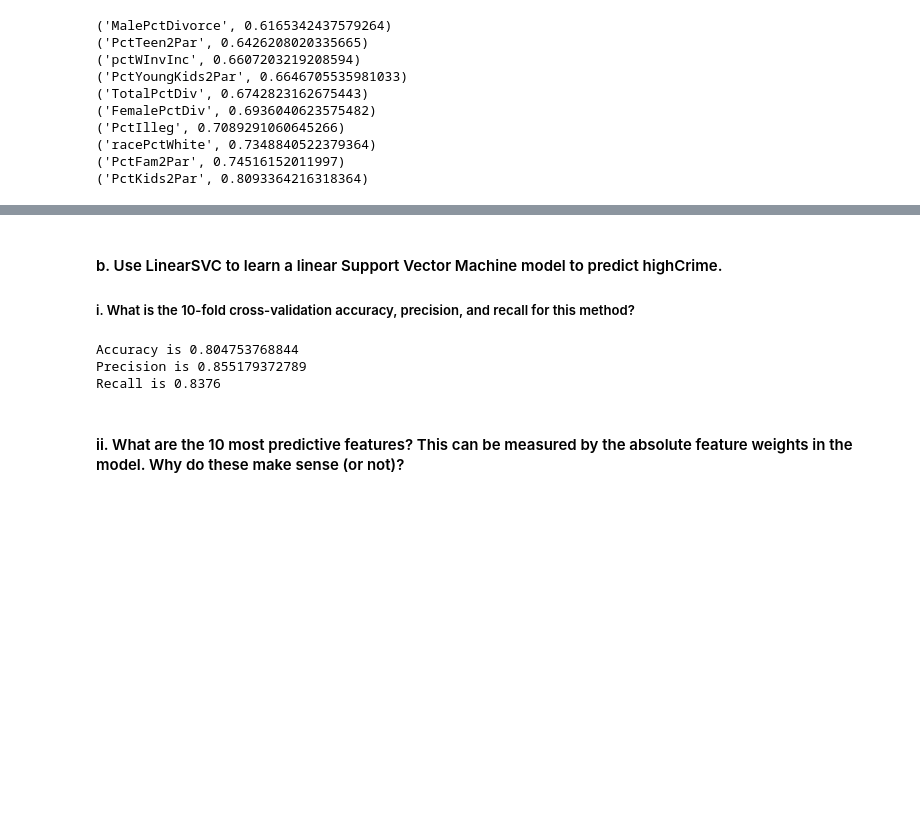
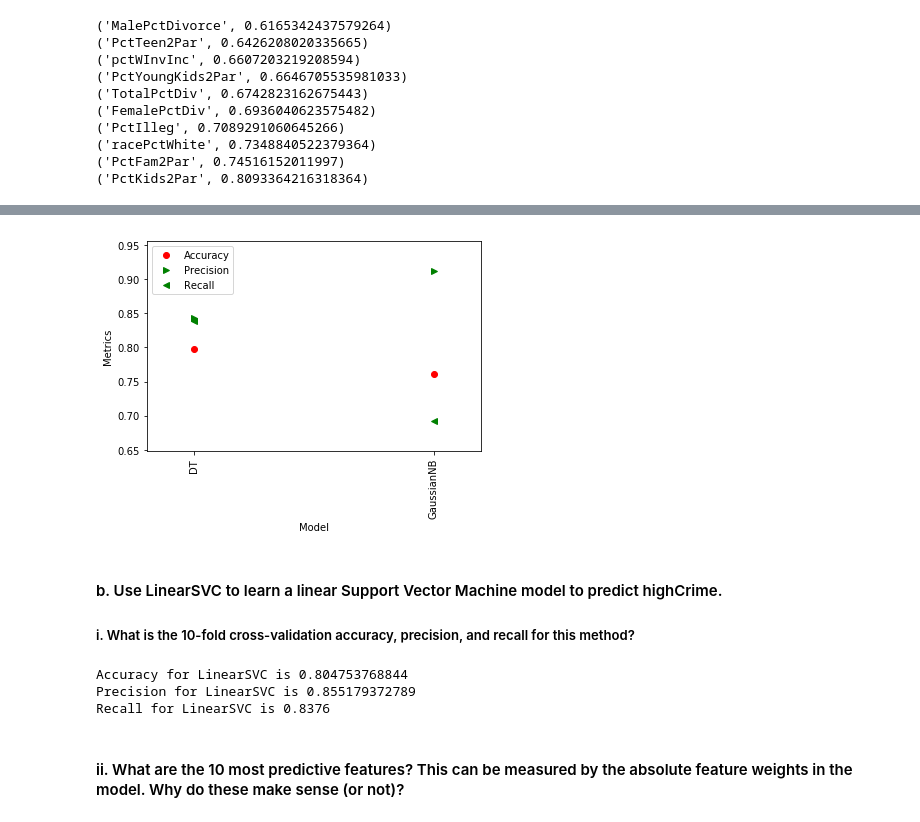
Before and after one commit to adityajadhav/crime-prediction, a Jupyter notebook: crime_prediction.ipynb, the cells around one changed output, grey strips where cells are left out. Saved outputs shown, nothing was run; the diff lists cells and outputs as text; code cells hidden in the pictures; blank space fills up the shorter version.

```diff
--- a/crime_prediction.ipynb
+++ b/crime_prediction.ipynb
@@ -178,0 +189,12 @@ Precision 0.911799814828
+# %%
+# Using GaussianNB
+gaussian_clf = GaussianNB()
+gaussian_clf.fit(X, y)
+
+# Applying 10 fold cross validation
+gaussian_accuracy = cross_val_score(gaussian_clf, X, y, cv=10).mean()
+gaussian_precision= cross_val_score(gaussian_clf, X, y, cv=10, scoring='precision').mean()
+gaussian_recall = cross_val_score(gaussian_clf, X, y, cv=10, scoring='recall').mean()
+print("Accuracy for gaussian :", gaussian_accuracy)
+print("Recall for gaussian:", gaussian_recall)
+print("Precision for gaussian:", gaussian_precision)
@@ -217,3 +247,25 @@ for i in MostPredFeat:
+# %%
+labels = ["DT" ,"GaussianNB"]
+acc_list = [dt_cv_accuracy,gaussian_accuracy]
+pre_list = [dt_cv_precision,gaussian_precision]
+re_list = [dt_cv_recall,gaussian_recall]
+
+x_axis_range = range(2)
+plt.xticks(x_axis_range, labels, rotation='vertical')
+# plt.legend()
+
+plt.plot(x_axis_range,acc_list,'ro',color="Red",label="Accuracy")
+plt.plot(x_axis_range,pre_list,'>',color="green",label="Precision")
+plt.plot(x_axis_range,re_list,'<',color="green",label="Recall")
+
+plt.xlabel('Model')
+plt.ylabel('Metrics')
+plt.margins(0.2)
+plt.subplots_adjust(bottom=0.15)
+legend = plt.legend()
+plt.show()
+# %% [output]
+[figure, added]
 # %% [markdown]
 #### b. Use LinearSVC to learn a linear Support Vector Machine model to predict highCrime.
 ##### i. What is the 10-fold cross-validation accuracy, precision, and recall for this method?
@@ -222,13 +274,13 @@ linearsvmclf = svm.SVC(kernel='linear', C =1.0)
 accuracy_svm = cross_val_score(linearsvmclf, X, y, cv=10, scoring='accuracy').mean()
 precision_svm = cross_val_score(linearsvmclf, X, y, cv=10, scoring='precision').mean()
 recall_svm = cross_val_score(linearsvmclf, X, y, cv=10, scoring='recall').mean()
-print ('Accuracy is', accuracy_svm)
-print ('Precision is', precision_svm)
-print ('Recall is', recall_svm)
+print ('Accuracy for LinearSVC is', accuracy_svm)
+print ('Precision for LinearSVC is', precision_svm)
+print ('Recall for LinearSVC is', recall_svm)
 # %% [output]
-Accuracy is 0.804753768844
-Precision is 0.855179372789
-Recall is 0.8376
+Accuracy for LinearSVC is 0.804753768844
+Precision for LinearSVC is 0.855179372789
+Recall for LinearSVC is 0.8376
 # %% [markdown]
 #### ii. What are the 10 most predictive features? This can be measured by the absolute feature weights in the model. Why do these make sense (or not)?
 # %%
```
Also changed, not shown: parts of 48 cells of this notebook.
